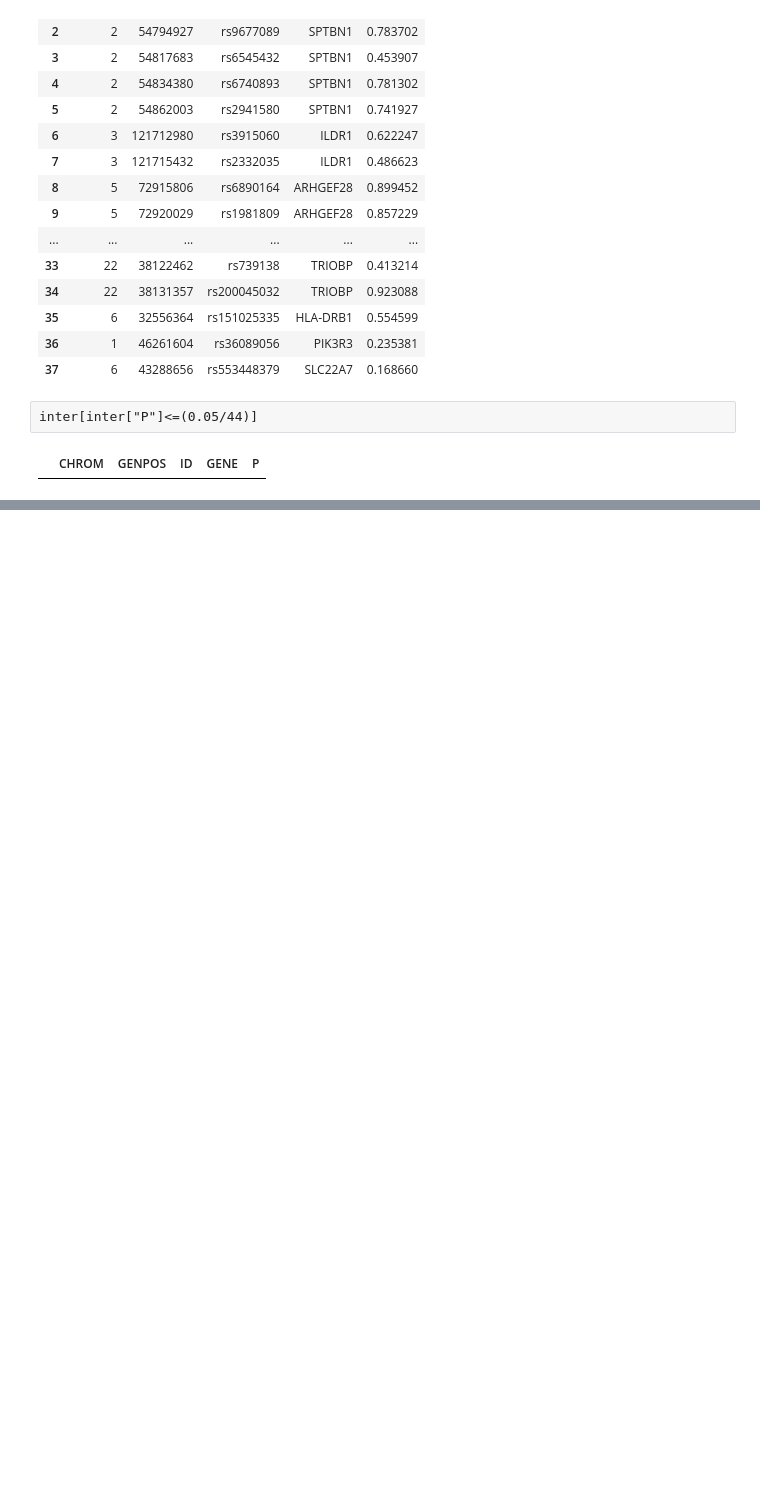
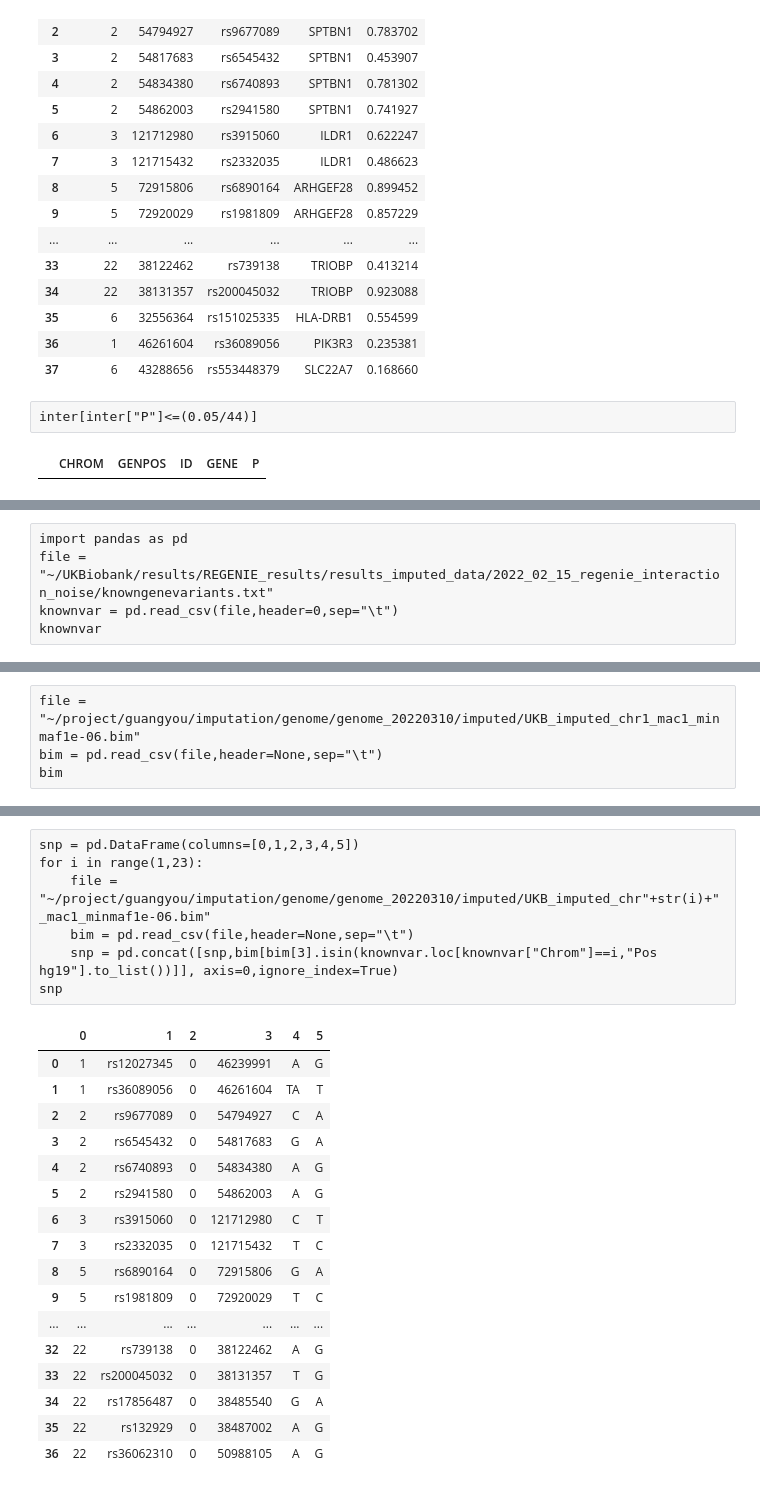
Before and after one commit to statgenetics/UKBB_GWAS_dev, a Jupyter notebook: workflow/030722_GenexNoise_interaction.ipynb, the cells around one changed output, grey strips where cells are left out. Saved outputs shown, nothing was run; the diff lists cells and outputs as text; blank space fills up the shorter version.

```diff
--- a/workflow/030722_GenexNoise_interaction.ipynb
+++ b/workflow/030722_GenexNoise_interaction.ipynb
@@ -3017,0 +3020,5 @@ inter[inter["P"]<=(0.05/44)]
+# %%
+import pandas as pd
+file = "~/UKBiobank/results/REGENIE_results/results_imputed_data/2022_02_15_regenie_interaction_noise/knowngenevariants.txt"
+knownvar = pd.read_csv(file,header=0,sep="\t")
+knownvar
@@ -3017,0 +3043,4 @@ inter[inter["P"]<=(0.05/44)]
+# %%
+file = "~/project/guangyou/imputation/genome/genome_20220310/imputed/UKB_imputed_chr1_mac1_minmaf1e-06.bim"
+bim = pd.read_csv(file,header=None,sep="\t")
+bim
@@ -3017,0 +3074,25 @@ inter[inter["P"]<=(0.05/44)]
+# %%
+snp = pd.DataFrame(columns=[0,1,2,3,4,5])
+for i in range(1,23):
+    file = "~/project/guangyou/imputation/genome/genome_20220310/imputed/UKB_imputed_chr"+str(i)+"_mac1_minmaf1e-06.bim"
+    bim = pd.read_csv(file,header=None,sep="\t")
+    snp = pd.concat([snp,bim[bim[3].isin(knownvar.loc[knownvar["Chrom"]==i,"Pos hg19"].to_list())]], axis=0,ignore_index=True)
+snp
+# %% [output]
+|  | 0 | 1 | 2 | 3 | 4 | 5 |
+| 0 | 1 | rs12027345 | 0 | 46239991 | A | G |
+| 1 | 1 | rs36089056 | 0 | 46261604 | TA | T |
+| 2 | 2 | rs9677089 | 0 | 54794927 | C | A |
+| 3 | 2 | rs6545432 | 0 | 54817683 | G | A |
+| 4 | 2 | rs6740893 | 0 | 54834380 | A | G |
+| 5 | 2 | rs2941580 | 0 | 54862003 | A | G |
+| 6 | 3 | rs3915060 | 0 | 121712980 | C | T |
+| 7 | 3 | rs2332035 | 0 | 121715432 | T | C |
+| 8 | 5 | rs6890164 | 0 | 72915806 | G | A |
+| 9 | 5 | rs1981809 | 0 | 72920029 | T | C |
+| ... | ... | ... | ... | ... | ... | ... |
+| 32 | 22 | rs739138 | 0 | 38122462 | A | G |
+| 33 | 22 | rs200045032 | 0 | 38131357 | T | G |
+| 34 | 22 | rs17856487 | 0 | 38485540 | G | A |
+| 35 | 22 | rs132929 | 0 | 38487002 | A | G |
+| 36 | 22 | rs36062310 | 0 | 50988105 | A | G |
```
Also changed, not shown: parts of 5 cells of this notebook.
